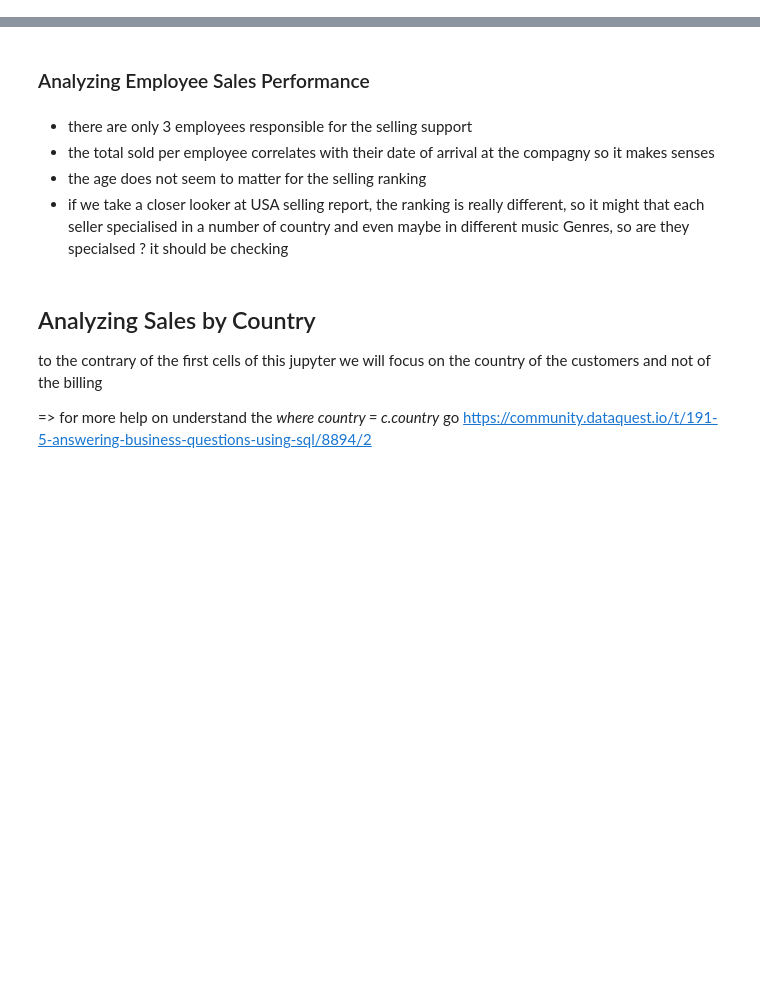
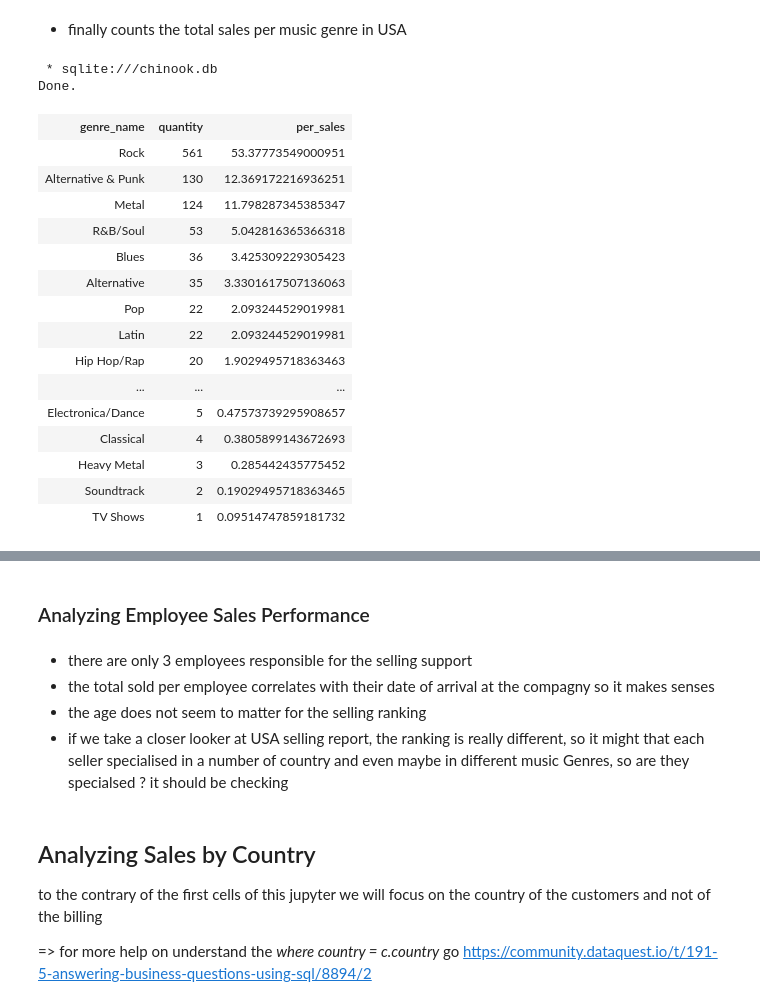
Before and after one commit to tfreyd/chinook, a Jupyter notebook: chinook_sql.ipynb, the cells around one changed output, grey strips where cells are left out. Cells and saved outputs as stored; diff of their text form; code cells hidden in the pictures; blank space fills up the shorter version.

```diff
--- a/chinook_sql.ipynb
+++ b/chinook_sql.ipynb
@@ -76,12 +146,32 @@ CREATE VIEW usa_track_genre AS
+# %% [markdown]
+-  finally counts the total sales per music genre in USA
 # %%
 %%sql
-
 SELECT
     genre_name,
     COUNT(genre_name) quantity,
     CAST(COUNT(genre_name) as float)/(SELECT sum(track_quantity)
                                       FROM usa_track_genre)
-         *100 || '%' per_sells
+         *100 || '%' per_sales
 FROM usa_track_genre
 GROUP BY genre_name
 ORDER BY quantity DESC;
+# %% [output]
+ * sqlite:///chinook.db
+Done.
+| genre_name | quantity | per_sales |
+| Rock | 561 | 53.37773549000951 |
+| Alternative & Punk | 130 | 12.369172216936251 |
+| Metal | 124 | 11.798287345385347 |
+| R&B/Soul | 53 | 5.042816365366318 |
+| Blues | 36 | 3.425309229305423 |
+| Alternative | 35 | 3.3301617507136063 |
+| Pop | 22 | 2.093244529019981 |
+| Latin | 22 | 2.093244529019981 |
+| Hip Hop/Rap | 20 | 1.9029495718363463 |
+| ... | ... | ... |
+| Electronica/Dance | 5 | 0.47573739295908657 |
+| Classical | 4 | 0.3805899143672693 |
+| Heavy Metal | 3 | 0.285442435775452 |
+| Soundtrack | 2 | 0.19029495718363465 |
+| TV Shows | 1 | 0.09514747859181732 |
```
Also changed, not shown: parts of 26 cells of this notebook, 4 other files.
